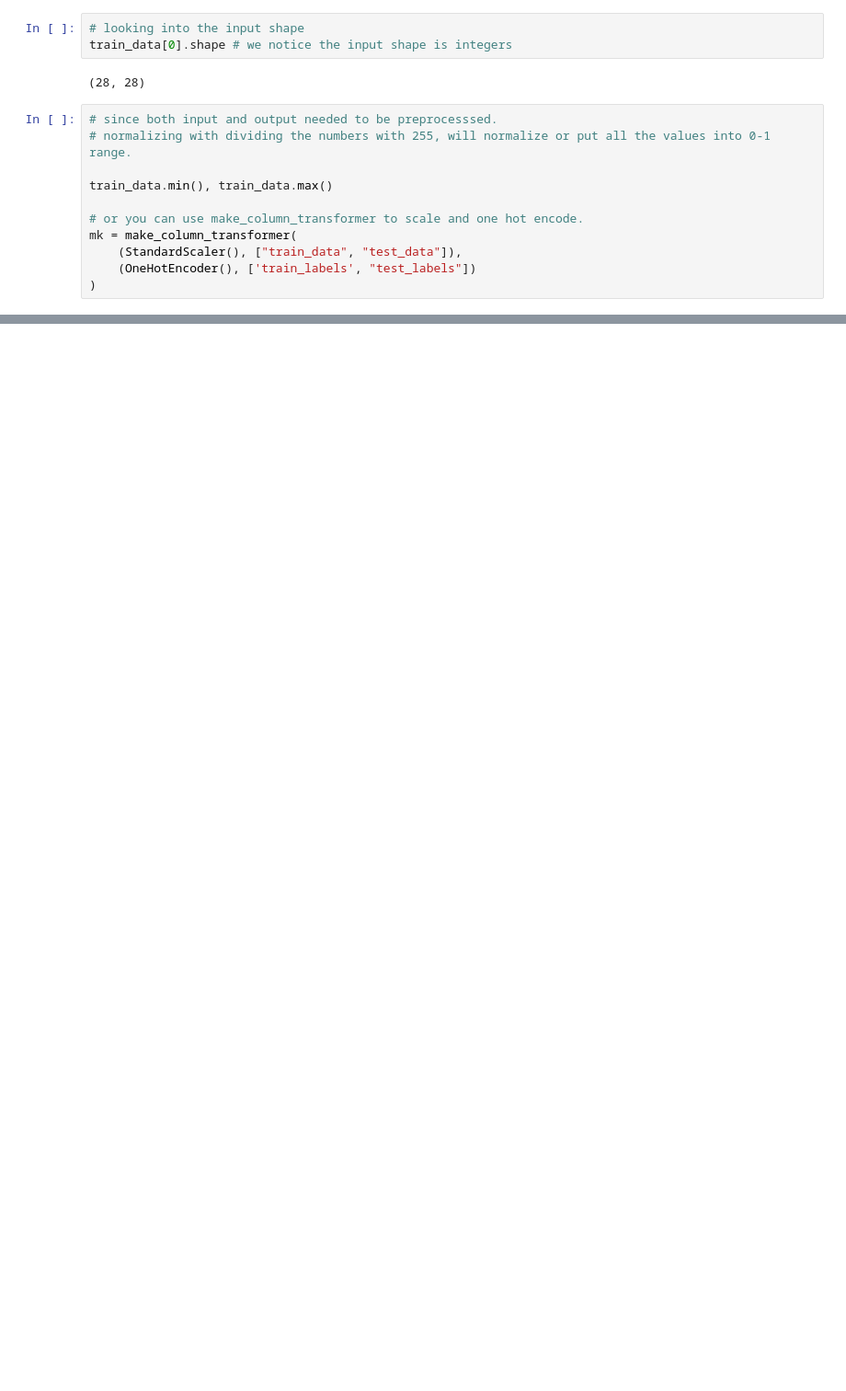
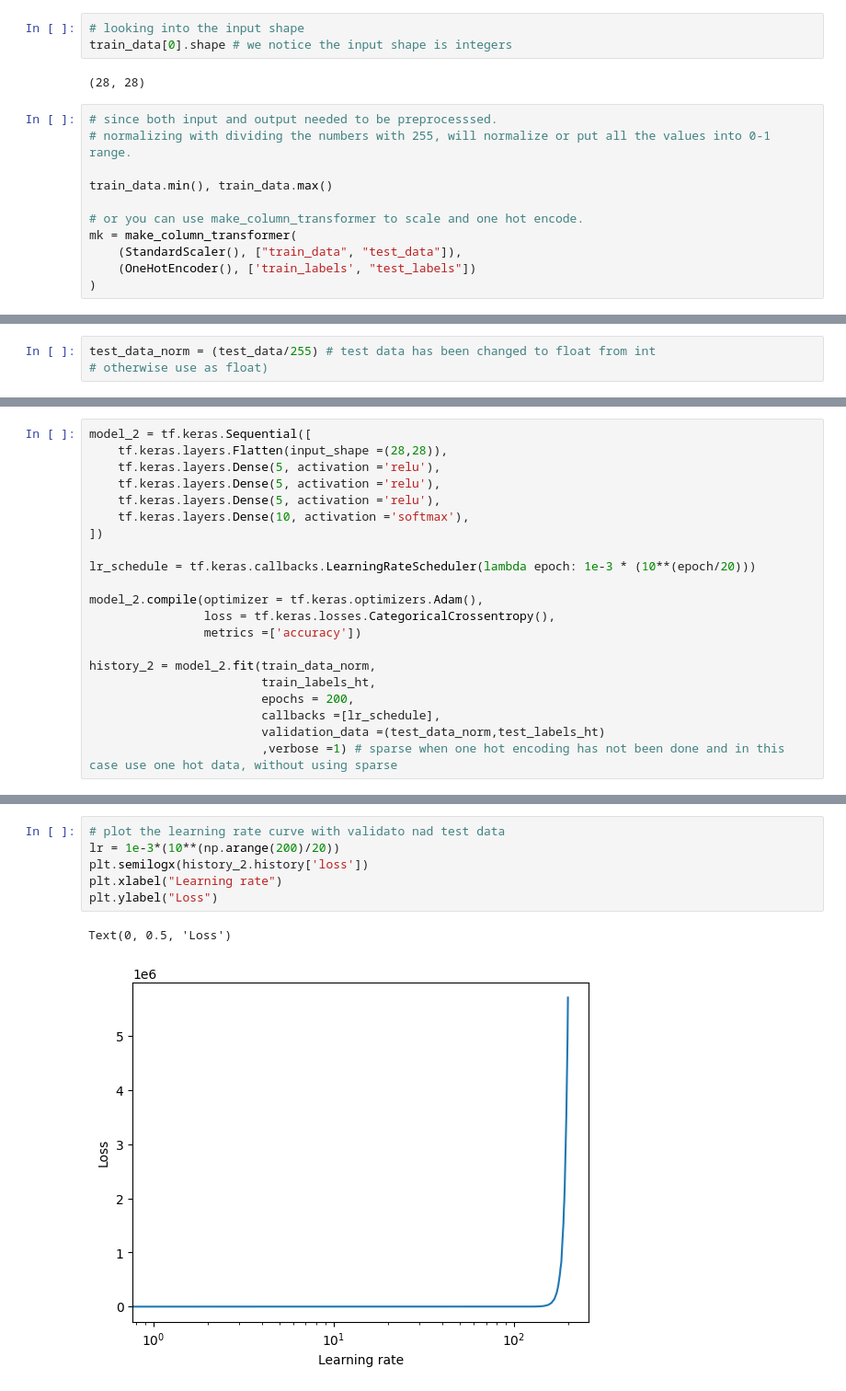
Before and after one commit to Mohican999370/Reverie, a Jupyter notebook: fashion_mnist.ipynb, the cells around one changed output, grey strips where cells are left out. Shown at 92% size. Saved outputs shown, nothing was run; the diff lists cells and outputs as text; blank space fills up the shorter version.

```diff
--- a/fashion_mnist.ipynb
+++ b/fashion_mnist.ipynb
@@ -58,0 +91,3 @@ array([9, 2, 1, 1, 6, 1, 4, 6, 5, 7], dtype=uint8)
+# %%
+test_data_norm = (test_data/255) # test data has been changed to float from int
+# otherwise use as float)
@@ -58,0 +193,21 @@ array([9, 2, 1, 1, 6, 1, 4, 6, 5, 7], dtype=uint8)
+# %%
+model_2 = tf.keras.Sequential([
+    tf.keras.layers.Flatten(input_shape =(28,28)),
+    tf.keras.layers.Dense(5, activation ='relu'),
+    tf.keras.layers.Dense(5, activation ='relu'),
+    tf.keras.layers.Dense(5, activation ='relu'),
+    tf.keras.layers.Dense(10, activation ='softmax'),
+])
+
+lr_schedule = tf.keras.callbacks.LearningRateScheduler(lambda epoch: 1e-3 * (10**(epoch/20)))
+
+model_2.compile(optimizer = tf.keras.optimizers.Adam(),
+                loss = tf.keras.losses.CategoricalCrossentropy(),
+                metrics =['accuracy'])
+
+history_2 = model_2.fit(train_data_norm,
+                        train_labels_ht,
+                        epochs = 200,
+                        callbacks =[lr_schedule],
+                        validation_data =(test_data_norm,test_labels_ht)
+                        ,verbose =1) # sparse when one hot encoding has not been done and in this case use one hot data, without using sparse
@@ -58,0 +245,9 @@ array([9, 2, 1, 1, 6, 1, 4, 6, 5, 7], dtype=uint8)
+# %%
+# plot the learning rate curve with validato nad test data
+lr = 1e-3*(10**(np.arange(200)/20))
+plt.semilogx(history_2.history['loss'])
+plt.xlabel("Learning rate")
+plt.ylabel("Loss")
+# %% [output]
+Text(0, 0.5, 'Loss')
+[figure, added]
```
Also changed, not shown: parts of 18 cells of this notebook.
